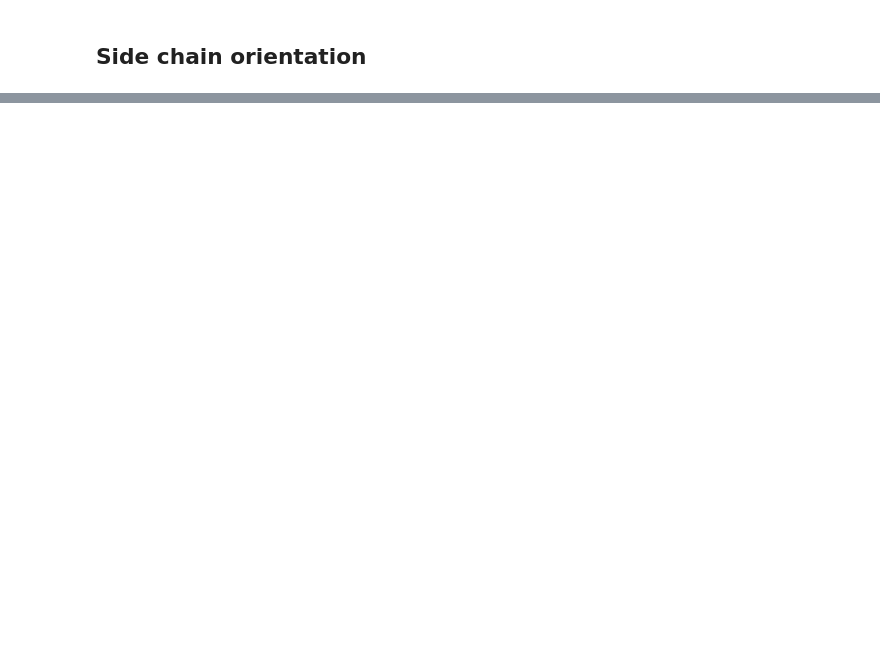
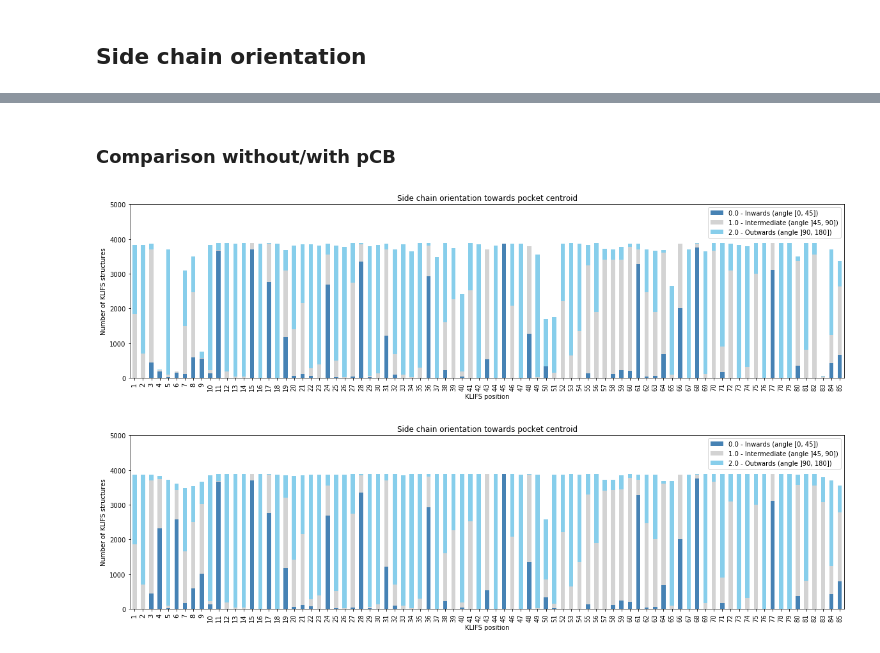
Before and after one commit to volkamerlab/kissim, a Jupyter notebook: examples/notebooks/side_chain_orientation.ipynb, the cells around one changed output, grey strips where cells are left out. Drawn from its saved outputs; the diff is of its cells as text; code cells hidden in the pictures; blank space fills up the shorter version.

```diff
--- a/examples/notebooks/side_chain_orientation.ipynb
+++ b/examples/notebooks/side_chain_orientation.ipynb
@@ -122,0 +242,8 @@ sequence.apply(lambda x: x=='G').apply(lambda x: sum(x)).plot(kind='bar', ax=ax)
+# %% [markdown]
+### Comparison without/with pCB
+# %%
+p_wo_pcb = plot_sco_barplot(sco_wo_pcb)
+p_w_pcb = plot_sco_barplot(sco)
+# %% [output]
+[figure, added]
+[figure, added]
```
Also changed, not shown: parts of 45 cells of this notebook, 1 other file.
